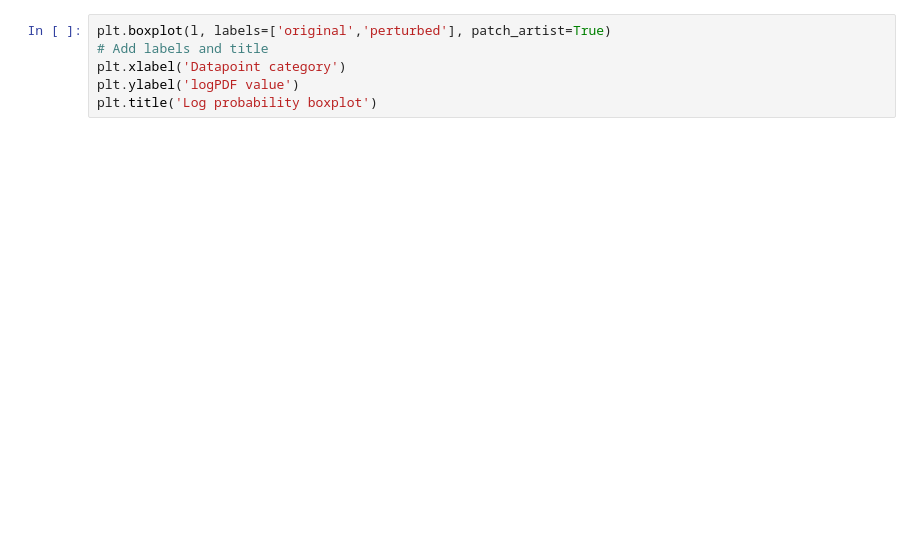
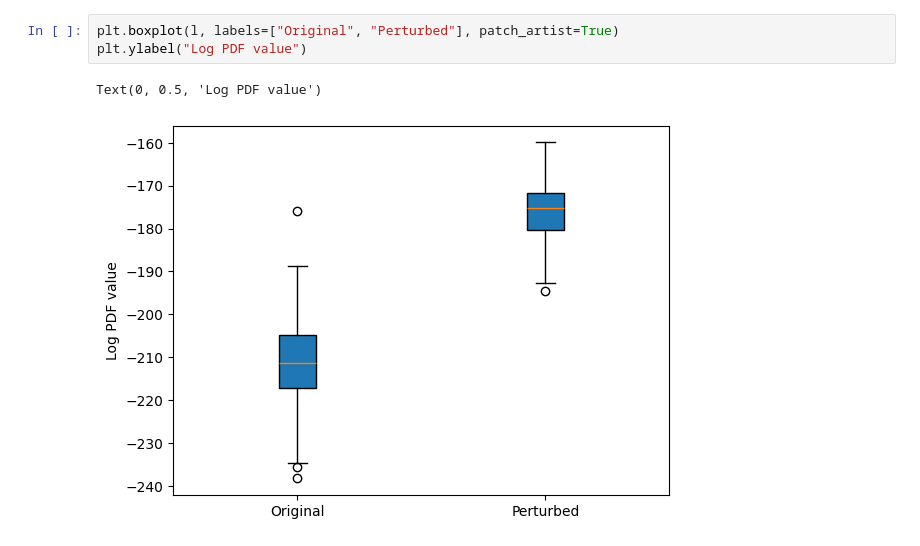
Before and after one commit to anonymous8293/factai, a Jupyter notebook: Extension_3_notebook.ipynb, the cells around one changed output. Saved outputs shown, nothing was run; the diff lists cells and outputs as text; blank space fills up the shorter version.

```diff
--- a/Extension_3_notebook.ipynb
+++ b/Extension_3_notebook.ipynb
@@ -129,6 +177,6 @@ print(f"mean log probs: {np.mean(l, axis=0)}")
 # %%
-plt.boxplot(l, labels=['original','perturbed'], patch_artist=True)
-# Add labels and title
-plt.xlabel('Datapoint category')
-plt.ylabel('logPDF value')
-plt.title('Log probability boxplot')
+plt.boxplot(l, labels=["Original", "Perturbed"], patch_artist=True)
+plt.ylabel("Log PDF value")
+# %% [output]
+Text(0, 0.5, 'Log PDF value')
+[figure, added]
```
Also changed, not shown: parts of 12 cells of this notebook.
